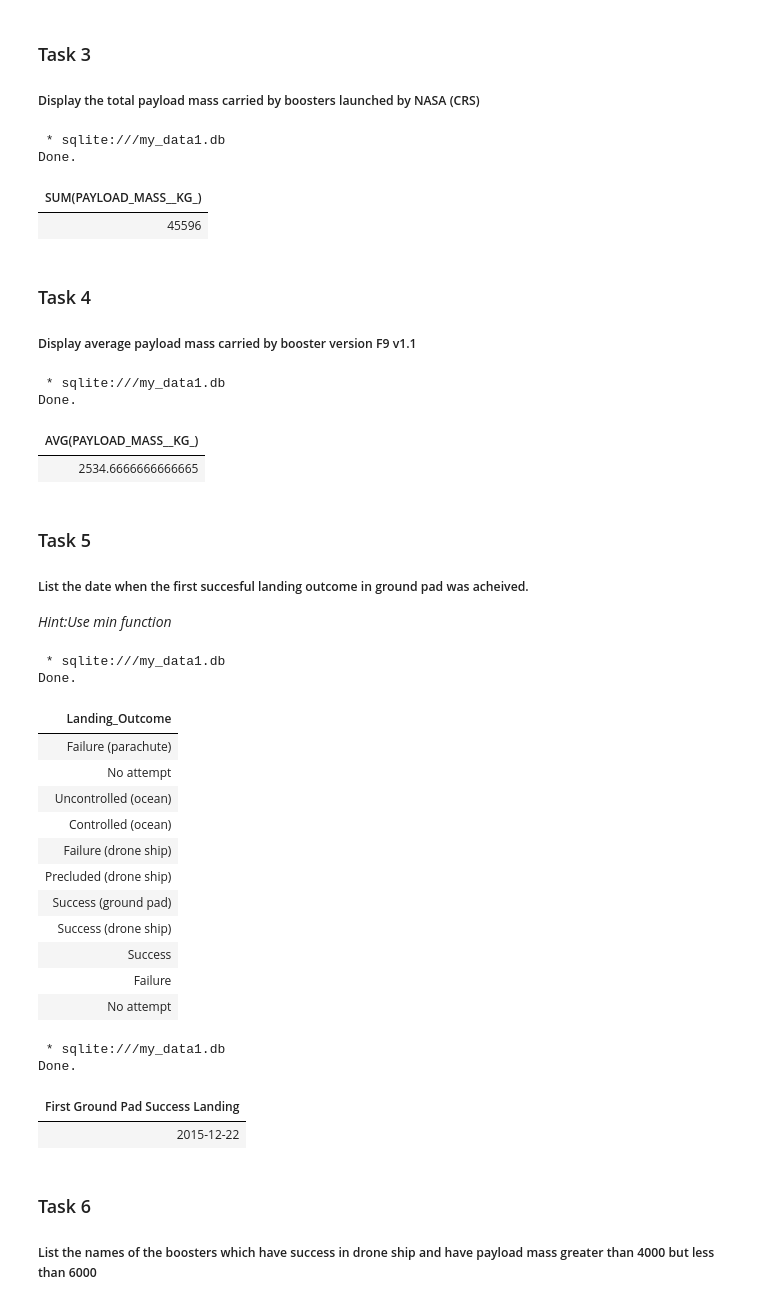
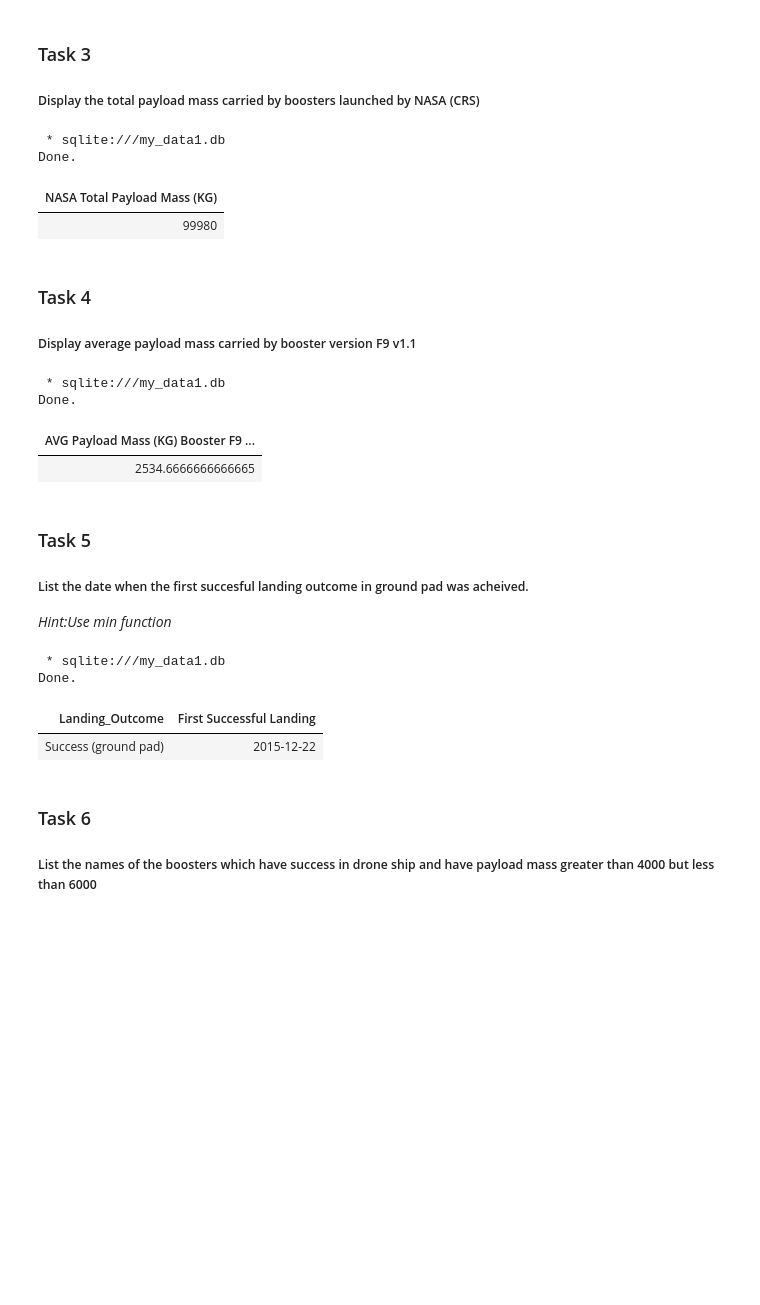
Before and after one commit to Perunu/coursera_IBMDS_10_capstone, a Jupyter notebook: eda-sql.ipynb, the cells around one changed output. Cells and saved outputs as stored; diff of their text form; code cells hidden in the pictures; blank space fills up the shorter version.

```diff
--- a/eda-sql.ipynb
+++ b/eda-sql.ipynb
@@ -169,14 +172,14 @@ Done.
 # %%
 %%sql
 
-SELECT SUM(PAYLOAD_MASS__KG_)
+SELECT SUM(PAYLOAD_MASS__KG_) AS 'NASA Total Payload Mass (KG)'
 FROM SPACEXTABLE
-WHERE Customer = 'NASA (CRS)';
+WHERE Customer LIKE 'NASA%';
 # %% [output]
  * sqlite:///my_data1.db
 Done.
-| SUM(PAYLOAD_MASS__KG_) |
-| 45596 |
+| NASA Total Payload Mass (KG) |
+| 99980 |
 # %% [markdown]
 ### Task 4
 
@@ -187,13 +190,13 @@ Done.
 # %%
 %%sql
 
-SELECT AVG(PAYLOAD_MASS__KG_)
+SELECT AVG(PAYLOAD_MASS__KG_) AS 'AVG Payload Mass (KG) Booster F9 v1.1'
 FROM SPACEXTABLE
 WHERE Booster_Version LIKE 'F9 v1.1%';
 # %% [output]
  * sqlite:///my_data1.db
 Done.
-| AVG(PAYLOAD_MASS__KG_) |
+| AVG Payload Mass (KG) Booster F9 ... |
 | 2534.6666666666665 |
 # %% [markdown]
 ### Task 5
@@ -205,34 +208,16 @@ _Hint:Use min function_
 # %%
 %%sql
 
-SELECT DISTINCT Landing_Outcome
-FROM SPACEXTABLE;
+SELECT DISTINCT Landing_Outcome, Date AS 'First Successful Landing'
+FROM SPACEXTABLE
+WHERE Landing_Outcome = 'Success (ground pad)'
+ORDER BY date ASC
+LIMIT 1;
 # %% [output]
  * sqlite:///my_data1.db
 Done.
-| Landing_Outcome |
-| Failure (parachute) |
-| No attempt |
-| Uncontrolled (ocean) |
-| Controlled (ocean) |
-| Failure (drone ship) |
-| Precluded (drone ship) |
-| Success (ground pad) |
-| Success (drone ship) |
-| Success |
-| Failure |
-| No attempt |
+| Landing_Outcome | First Successful Landing |
+| Success (ground pad) | 2015-12-22 |
-# %%
-%%sql
-
-SELECT MIN(Date) AS 'First Ground Pad Success Landing'
-FROM SPACEXTABLE
-WHERE Landing_Outcome = "Success (ground pad)";
-# %% [output]
- * sqlite:///my_data1.db
-Done.
-| First Ground Pad Success Landing |
-| 2015-12-22 |
 # %% [markdown]
 ### Task 6
 
```
Also changed, not shown: parts of 3 cells of this notebook.
